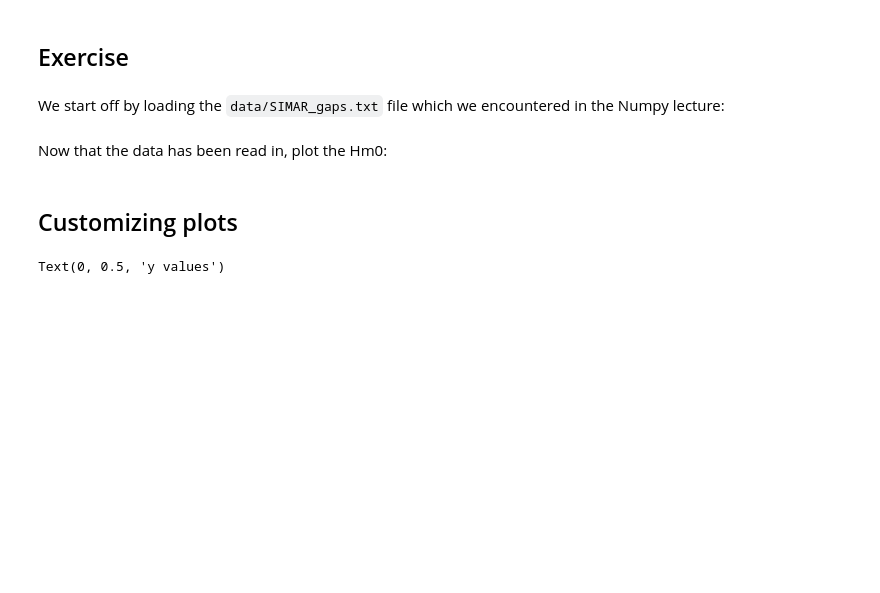
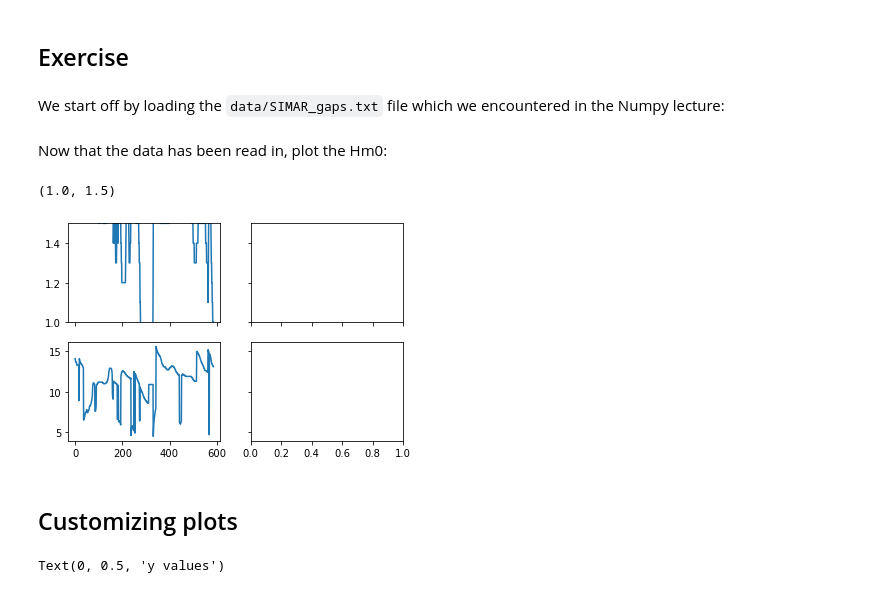
Before and after one commit to andreall/dicca__python_course, a Jupyter notebook: 03_matplotlib.ipynb, the cells around one changed output. Drawn from its saved outputs; the diff is of its cells as text; code cells hidden in the pictures; blank space fills up the shorter version.

```diff
--- a/03_matplotlib.ipynb
+++ b/03_matplotlib.ipynb
@@ -87,5 +103,6 @@ data = np.loadtxt('data/SIMAR_gaps.txt', skiprows=1)
 Hm0 = data[:, 4]
 keep = Hm0 > -99.9
 data = data[keep]
+Hm0 = data[:, 4]
 # %% [markdown]
 Now that the data has been read in, plot the Hm0:
@@ -94,3 +109,12 @@ Now that the data has been read in, plot the Hm0:
+# %%
+# your solution here
+fig, axs = plt.subplots(2, 2, sharex='col', sharey='row')
+axs[0, 0].plot(Hm0)
+axs[1, 0].plot(data[:, 6])
+axs[0, 0].set_ylim([1, 1.5])
+# %% [output]
+(1.0, 1.5)
+[figure, added]
 # %% [markdown]
 ## Customizing plots
 # %%
```
Also changed, not shown: parts of 6 cells of this notebook, 1 other file.
